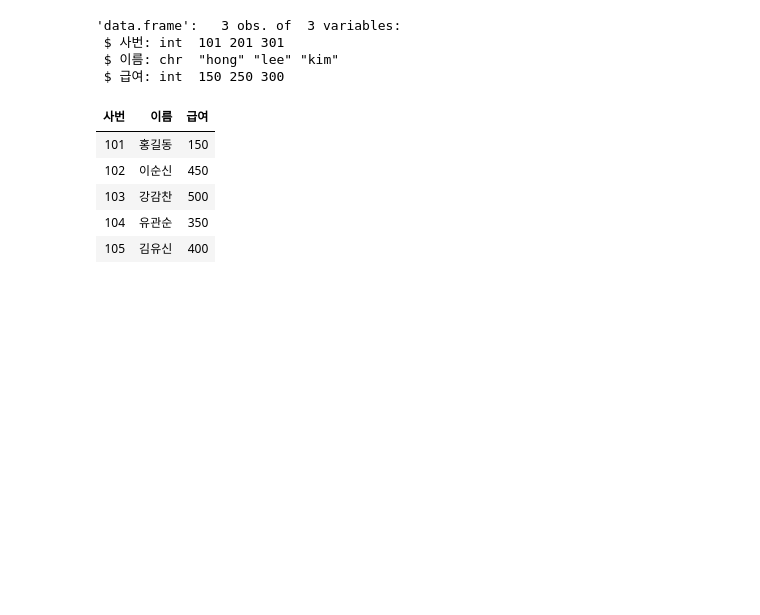
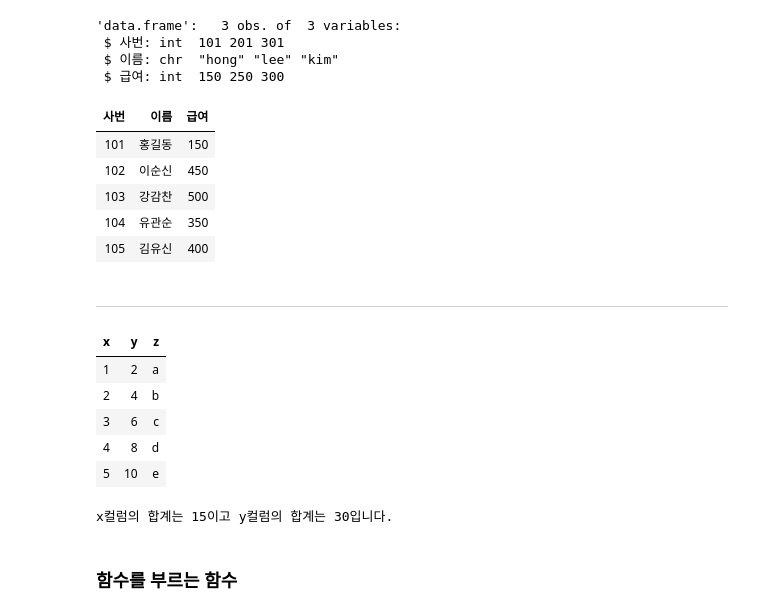
Before and after one commit to ProgrammerJcj/RBase, a Jupyter notebook: 03. 벡터와 데이터프레임.ipynb, the cells around one changed output. Cells and saved outputs as stored; diff of their text form; code cells hidden in the pictures; blank space fills up the shorter version.

```diff
--- a/03. 벡터와 데이터프레임.ipynb
+++ b/03. 벡터와 데이터프레임.ipynb
@@ -577,3 +577,29 @@ csvEmp
 | 103 | 강감찬 | 500 |
 | 104 | 유관순 | 350 |
 | 105 | 김유신 | 400 |
+# %% [markdown]
+---
+# %%
+x <- 1:5
+y <- seq(2,10,2)
+z <- c("a","b","c","d","e")
+
+
+df <- data.frame(x, y, z, stringsAsFactors = F)
+
+df
+# %% [output]
+| x | y | z |
+| 1 | 2 | a |
+| 2 | 4 | b |
+| 3 | 6 | c |
+| 4 | 8 | d |
+| 5 | 10 | e |
+# %%
+# x컬럼의 합계는 15이고 y컬럼의 합계는 30입니다.
+
+cat("x컬럼의 합계는 ",sum(x),"이고 y컬럼의 합계는 ", sum(y), "입니다." ,sep = "")
+# %% [output]
+x컬럼의 합계는 15이고 y컬럼의 합계는 30입니다.
+# %% [markdown]
+### 함수를 부르는 함수
```
Also changed, not shown: parts of 37 cells of this notebook.
